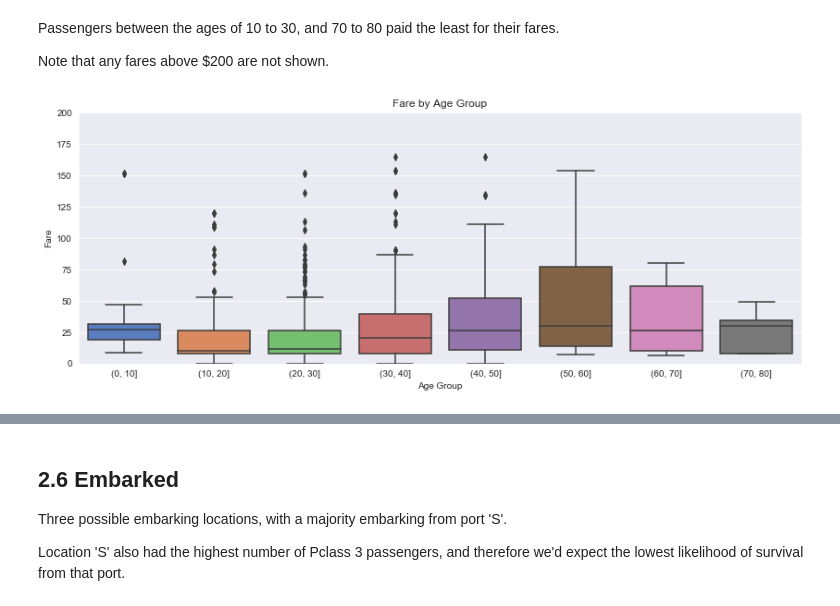
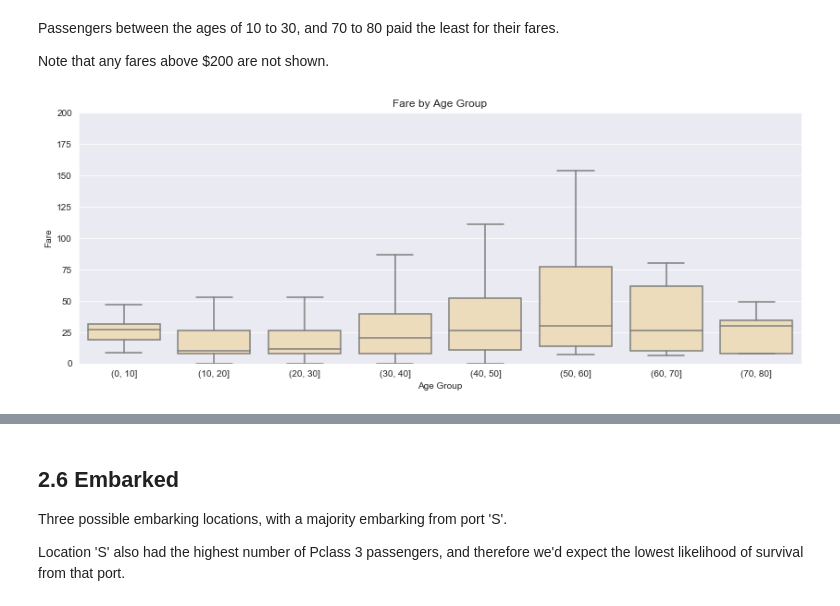
Before and after one commit to arsalanfardi/Titanic-Survival-Prediction, a Jupyter notebook: Titanic_Survival_Prediction.ipynb, the cells around one changed output, grey strips where cells are left out. Drawn from its saved outputs; the diff is of its cells as text; code cells hidden in the pictures.

Commit message:
Save plots and format notebook

```diff
--- a/Titanic_Survival_Prediction.ipynb
+++ b/Titanic_Survival_Prediction.ipynb
@@ -14,9 +14,8 @@ survival_palette={'Survived':'mediumaquamarine', 'Not survived':'lightcoral'}
 
 Import training data, and perform a quick overview of available data types.
 # %%
-df = pd.read_csv('train.csv')
+df = pd.read_csv('Data/train.csv')
 df.info()
-df.reset_index().plot(x='index', y='Survived')
 # %% [output]
 <class 'pandas.core.frame.DataFrame'>
 RangeIndex: 891 entries, 0 to 890
@@ -267,9 +277,10 @@ Note that any fares above $200 are not shown.
 # %%
 plt.figure(figsize=(14,5))
 df['age_group'] = pd.cut(df['Age'], bins=range(0, 81, 10))
-ax = sns.boxplot(x="age_group", y="Fare", data=df)
+ax = sns.boxplot(x="age_group", y="Fare", data=df, color='wheat', showfliers=False)
 ax.set_title('Fare by Age Group');
 ax.set_xlabel('Age Group');
 ax.set(ylim=(0,200));
+ax.figure.savefig('Plots/fare_by_age')
 # %% [output]
-[figure, old version]
+[figure, new version]
```
Also changed, not shown: parts of 23 cells of this notebook, 19 other files.
